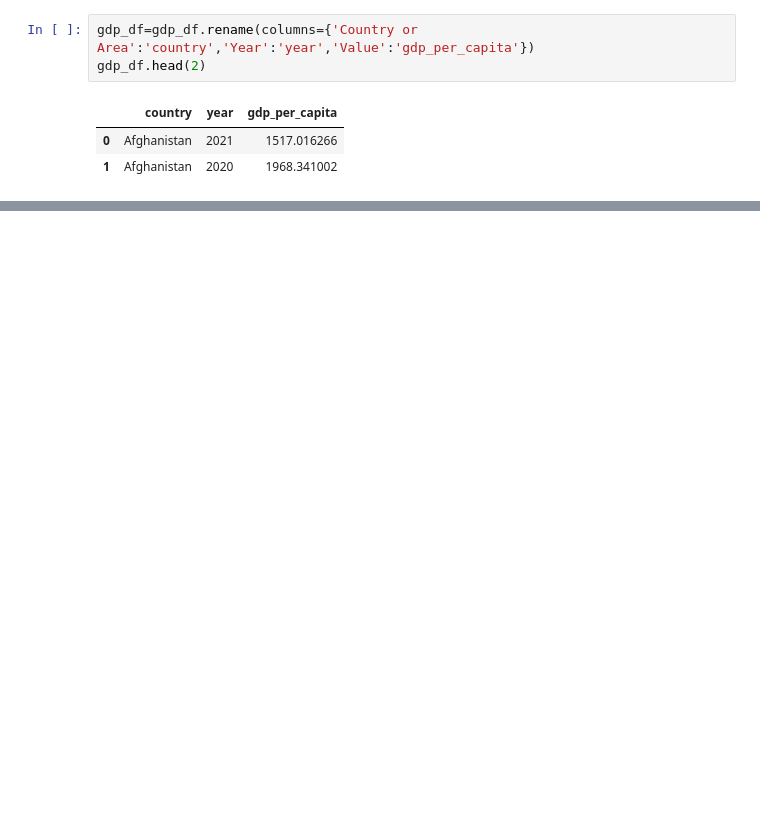
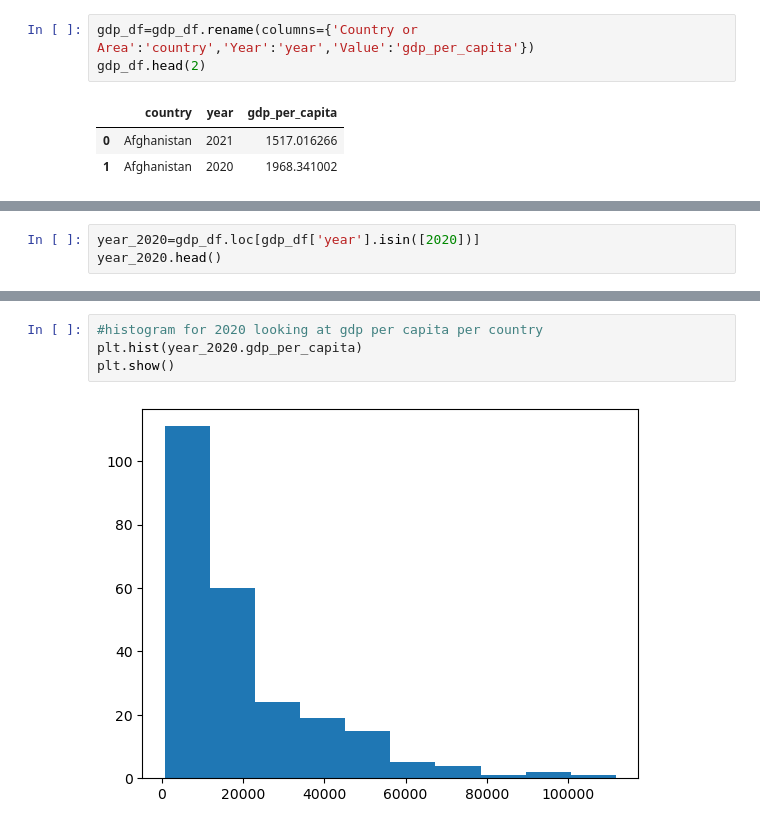
Before and after one commit to NSS-Data-Analytics-Cohort-10/gdp-and-internet-usage-megyg6, a Jupyter notebook: notebooks/gdp_and_internet_usage_notebook.ipynb, the cells around one changed output, grey strips where cells are left out. Cells and saved outputs as stored; diff of their text form; blank space fills up the shorter version.

Commit message:
on the graphing portion

```diff
--- a/notebooks/gdp_and_internet_usage_notebook.ipynb
+++ b/notebooks/gdp_and_internet_usage_notebook.ipynb
@@ -122,0 +180,3 @@ In this question, you're going to create some plots to show the distribution of
+# %%
+year_2020=gdp_df.loc[gdp_df['year'].isin([2020])]
+year_2020.head()
@@ -122,0 +190,6 @@ In this question, you're going to create some plots to show the distribution of
+# %%
+#histogram for 2020 looking at gdp per capita per country
+plt.hist(year_2020.gdp_per_capita)
+plt.show()
+# %% [output]
+[figure, added]
```
Also changed, not shown: parts of 23 cells of this notebook.
